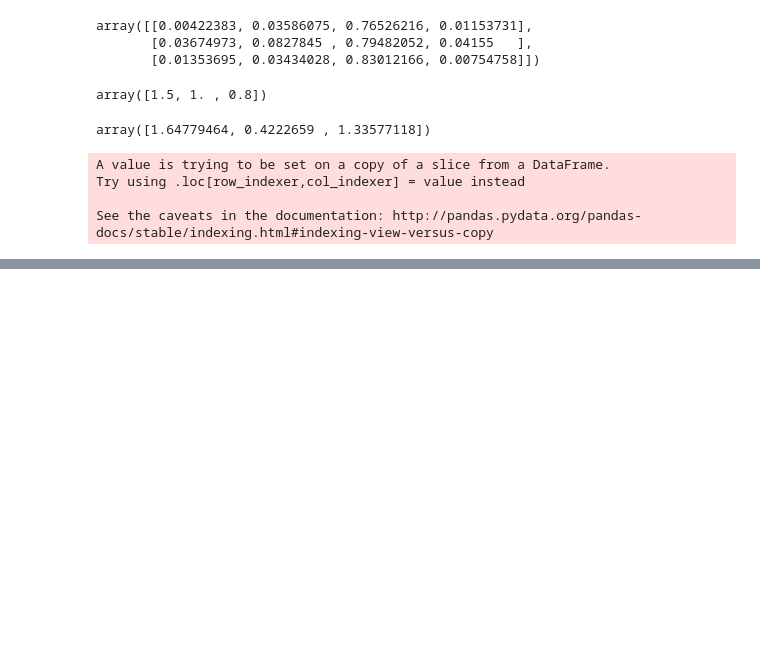
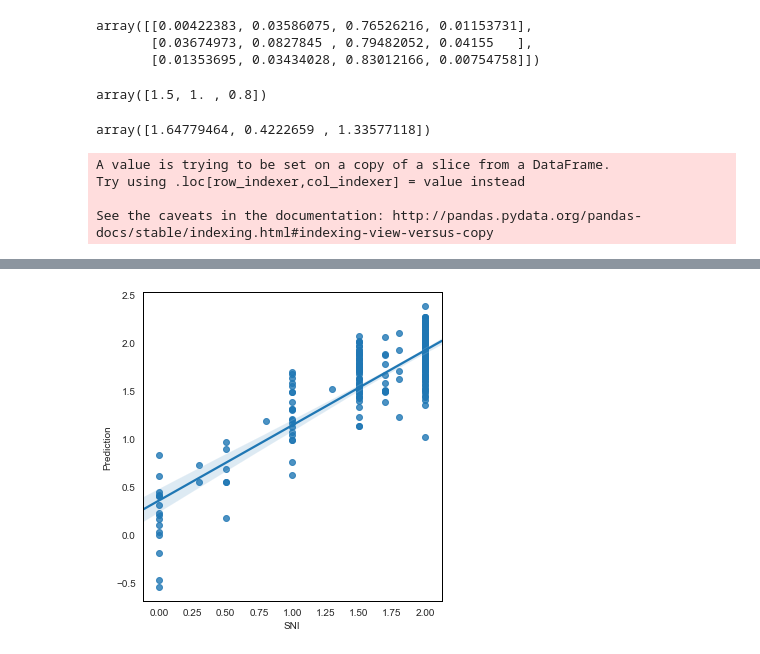
Before and after one commit to mjirik/scaffan, a Jupyter notebook: experiments/lobulus_area_evaluation.ipynb, the cells around one changed output, grey strips where cells are left out. Saved outputs shown, nothing was run; the diff lists cells and outputs as text; code cells hidden in the pictures; blank space fills up the shorter version.

```diff
--- a/experiments/lobulus_area_evaluation.ipynb
+++ b/experiments/lobulus_area_evaluation.ipynb
@@ -506,0 +533,17 @@ g.map(plt.scatter);
+# %%
+# sns.set_style("white")
+plt.rcParams["axes.edgecolor"] = "black"
+plt.rcParams["axes.linewidth"] = 1
+# with sns.axes_style("ticks"):
+
+#     sns.despine()
+wax = sns.lmplot(data=dfs, x="SNI", y="Prediction")
+ax = wax.ax
+uu = ax.spines["top"].set_visible(True)
+uu = ax.spines["right"].set_visible(True)
+# ax.axes.set_axis_on()
+# ax.axes.spi
+# uu.set_visible(True)
+# dir(uu)
+# %% [output]
+[figure, added]
```
Also changed, not shown: parts of 10 cells of this notebook, 1 other file.
